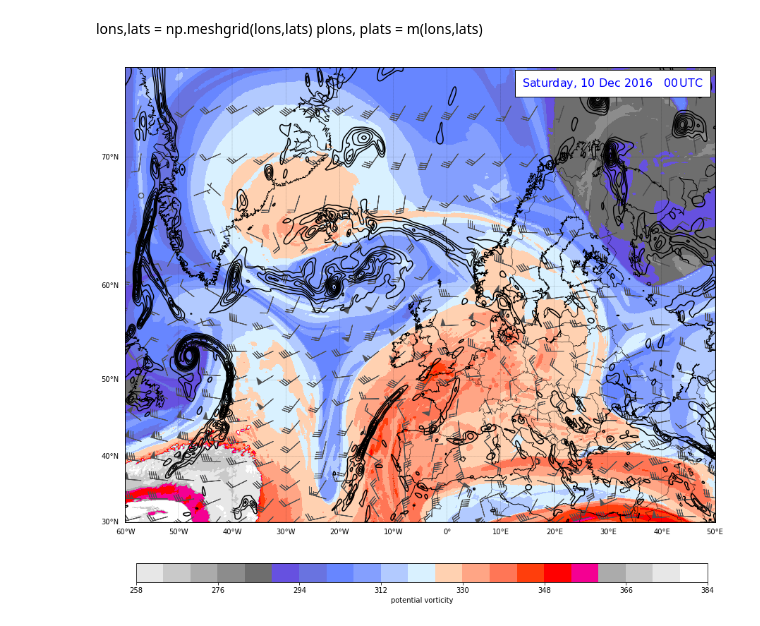
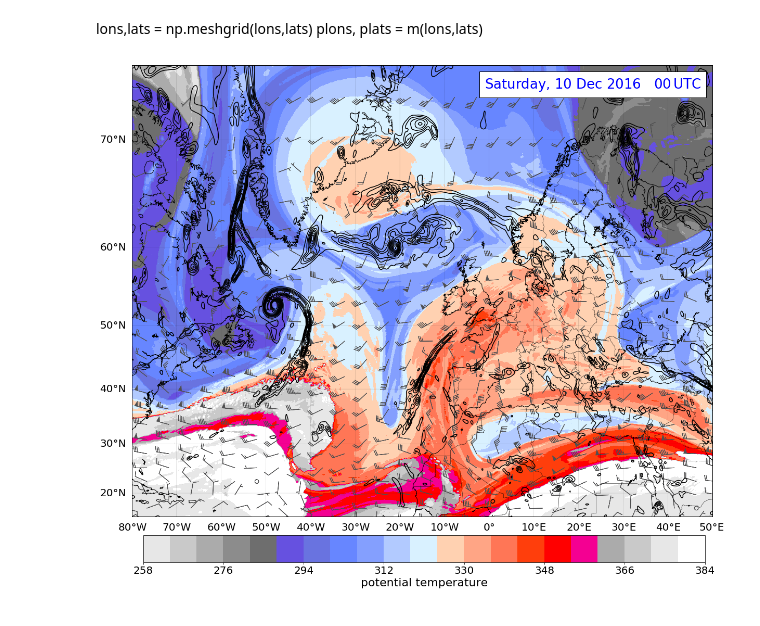
Before and after one commit to franzihe/Python_Masterthesis, a Jupyter notebook: Dyn_TropPause.ipynb, the cells around one changed output. Saved outputs shown, nothing was run; the diff lists cells and outputs as text; code cells hidden in the pictures.

```diff
--- a/Dyn_TropPause.ipynb
+++ b/Dyn_TropPause.ipynb
@@ -208,8 +208,8 @@ for k in range(0,74):
 # %%
 # Plotting data on a map (Example Gallery) https://matplotlib.org/basemap/users/examples.html
 m = Basemap(projection='merc', \
-            llcrnrlon=-60., urcrnrlon=50., \
-            llcrnrlat=30.,urcrnrlat=75., \
+            llcrnrlon=-80., urcrnrlon=50., \
+            llcrnrlat=15.,urcrnrlat=75., \
             resolution='l')
 # %%
 #m = Basemap(projection='merc', \
@@ -274,17 +274,17 @@ calday = calendar.day_name[my_date.weekday()]
 calmon = calendar.month_abbr[mo]
 # %%
 ### PLOT FIGURE
-fig = plt.figure(figsize=(15,12.5))
+fig = plt.figure(figsize=(20,16))
 ax = fig.add_subplot(1,1,1)
 
 
 
 ### Draw Latitude Lines
-m.drawparallels(np.arange(-90.,120.,10.),labels=[1,0,0,0],fontsize=10,linewidth=0.2)
+m.drawparallels(np.arange(-90.,120.,10.),labels=[1,0,0,0],fontsize=20,linewidth=0.2)
 
 
 ### Draw Longitude Lines
-m.drawmeridians(np.arange(-180.,180.,10.),labels=[0,0,0,1],fontsize=10,linewidth=0.2)
+m.drawmeridians(np.arange(-180.,180.,10.),labels=[0,0,0,1],fontsize=20,linewidth=0.2)
 
 
 ### Draw Map
@@ -303,6 +303,7 @@ cs = m.contourf(plonsPT,platsPT,PT,levels,norm=norm,cmap=cmap)
 
 
 
+
 ### Plot contour lines for layer averaged rel. vort 925-850 hPa
 thickness = np.arange(.5*10**(-4), 6*10**(-4),.5*10**(-4))
 CVO = m.contour(plonsVO,platsVO,rel_vort,thickness,colors='k')
@@ -310,35 +311,38 @@ CVO = m.contour(plonsVO,platsVO,rel_vort,thickness,colors='k')
 ### plot wind barbs
 plt.barbs(plonsUV,platsUV,u_wind2,v_wind2,barbcolor=[no22]) #darkslategray
 
 
 ### Add Colorbar
-cbaxes = fig.add_axes([0.14, 0.05, 0.75, 0.03])
+cbaxes = fig.add_axes([0.14, 0.05, .75, .045] )   #[left, bottom, width, height]
 cbar = plt.colorbar(cs,orientation='horizontal',cax = cbaxes)#, cax = cbaxes)#, shrink=0.5)
-cbar.ax.set_xlabel('potential vorticity')
+cbar.ax.set_xlabel('potential temperature',fontsize=22)
+cbar.ax.tick_params(labelsize=20)
+#cbar.ax.set_aspect(50)
+
 
 ### Add Textbox
-ax.text(0.98,0.95, '%s, %s %s %s   %s$\,$UTC' %(calday, day, calmon, year, time),
+ax.text(0.98,0.94, '%s, %s %s %s   %s$\,$UTC' %(calday, day, calmon, year, time),
        verticalalignment = 'bottom',  horizontalalignment='right',
        transform = ax.transAxes,
-       color ='blue', fontsize=16,
+       color ='blue', fontsize=26,
        bbox={'facecolor':'white','alpha':1., 'pad':10})
 
 
 ### Title
 #fig.suptitle('Dynamic Tropopause Map at 2 PVU', fontsize=16, fontweight='bold')
 #ax.set_title('wind barbs (m$\,$s$^{-1}$), \n \
 #potential temperature (K, shaded according to colorbar), \n \
 #925-850$\,$hPa layer-averaged cyclonic relative vorticity (black contours, every 0.5 x 10$^{-4}$$\,$s$^{-1}$) \n', \
 #            fontsize=13)
 
 
 
 ### Save
 plt.savefig('../synoptic_figs/DynTropo/%s%s%s_%s.png' % (year, mon, day,time))
 ## with header
 #plt.savefig('../synoptic_figs/DynTropo/%s%s%s_%s_header.png' % (year, mon, day,time))
 #plt.savefig('dyn_tropo.png')     # Set the output file name
 
 plt.show()
 # %% [output]
-[figure, old version]
+[figure, new version]
```
Also changed, not shown: parts of 1 cell of this notebook, 2 other files.
